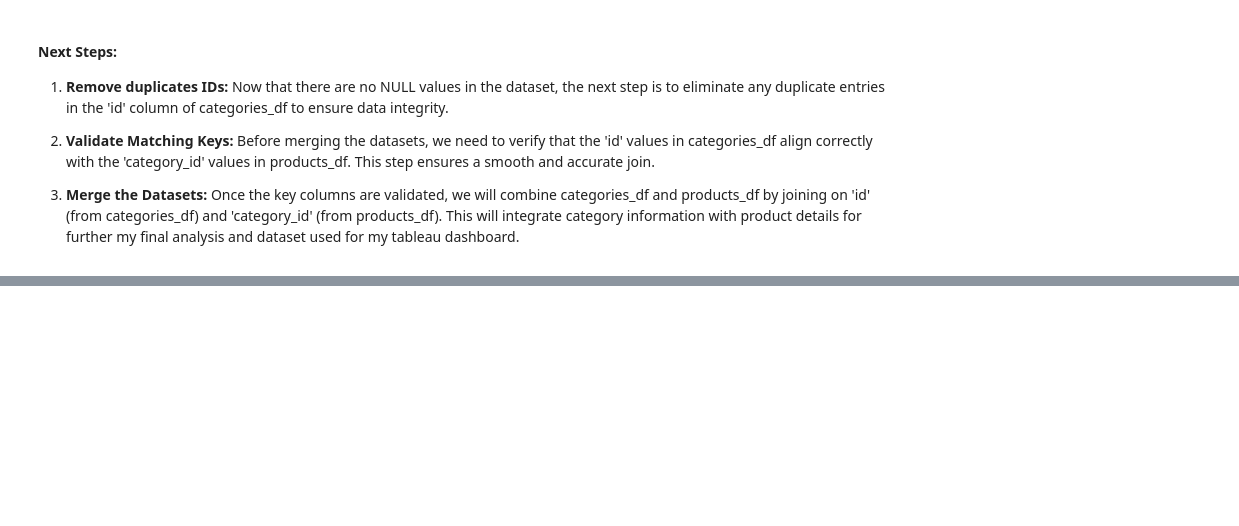
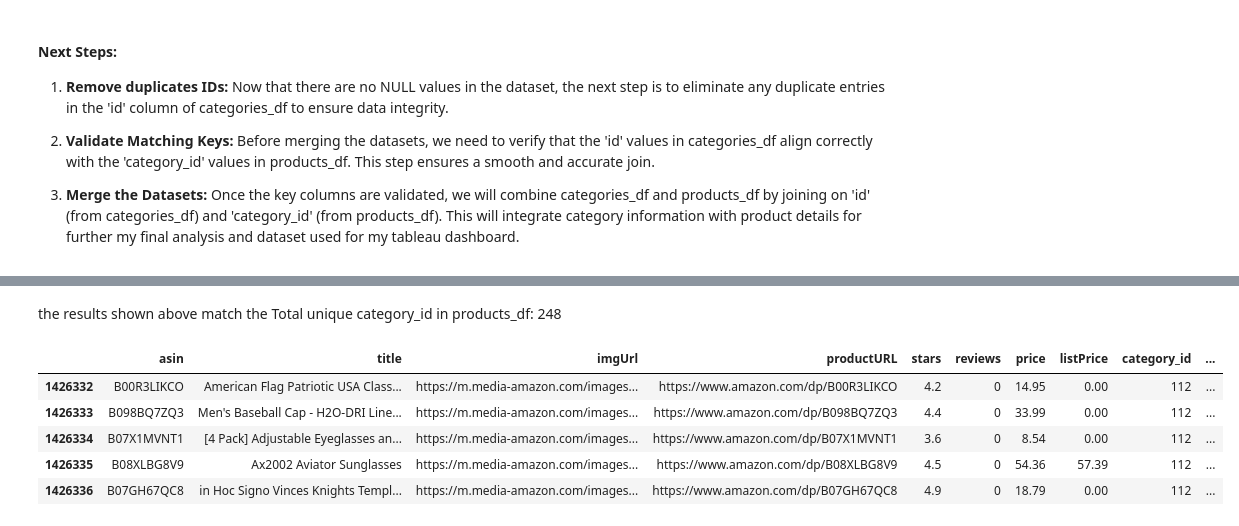
Before and after one commit to ctimothy14/Amazon_products_2023, a Jupyter notebook: amazon_products.ipynb, the cells around one changed output, grey strips where cells are left out. Saved outputs shown, nothing was run; the diff lists cells and outputs as text; code cells hidden in the pictures; blank space fills up the shorter version.

```diff
--- a/amazon_products.ipynb
+++ b/amazon_products.ipynb
@@ -219,0 +263,6 @@ dtype: int64
+# %%
+# Merge products_df with categories_df using a left join
+merged_df = products_df.merge(categories_df, left_on = 'category_id', right_on = 'id', how = 'left')
+
+# Checking if all categories have been successfully merged:
+print(merged_df[['category_id','category_name']].drop_duplicates())
@@ -219,0 +284,15 @@ dtype: int64
+# %% [markdown]
+the results shown above match the Total unique category_id in products_df: 248
+# %%
+# Since id in categories_df is now redundant after merging, we can drop this column.
+merged_df.drop(columns=['id'], inplace=True)
+# %%
+# Preview merged_df to see if id column is dropped & if category_name column added.
+merged_df.tail()
+# %% [output]
+|  | asin | title | imgUrl | productURL | stars | reviews | price | listPrice | category_id | ... |
+| 1426332 | B00R3LIKCO | American Flag Patriotic USA Class... | https://m.media-amazon.com/images... | https://www.amazon.com/dp/B00R3LIKCO | 4.2 | 0 | 14.95 | 0.00 | 112 | ... |
+| 1426333 | B098BQ7ZQ3 | Men's Baseball Cap - H2O-DRI Line... | https://m.media-amazon.com/images... | https://www.amazon.com/dp/B098BQ7ZQ3 | 4.4 | 0 | 33.99 | 0.00 | 112 | ... |
+| 1426334 | B07X1MVNT1 | [4 Pack] Adjustable Eyeglasses an... | https://m.media-amazon.com/images... | https://www.amazon.com/dp/B07X1MVNT1 | 3.6 | 0 | 8.54 | 0.00 | 112 | ... |
+| 1426335 | B08XLBG8V9 | Ax2002 Aviator Sunglasses | https://m.media-amazon.com/images... | https://www.amazon.com/dp/B08XLBG8V9 | 4.5 | 0 | 54.36 | 57.39 | 112 | ... |
+| 1426336 | B07GH67QC8 | in Hoc Signo Vinces Knights Templ... | https://m.media-amazon.com/images... | https://www.amazon.com/dp/B07GH67QC8 | 4.9 | 0 | 18.79 | 0.00 | 112 | ... |
```
Also changed, not shown: parts of 13 cells of this notebook.
